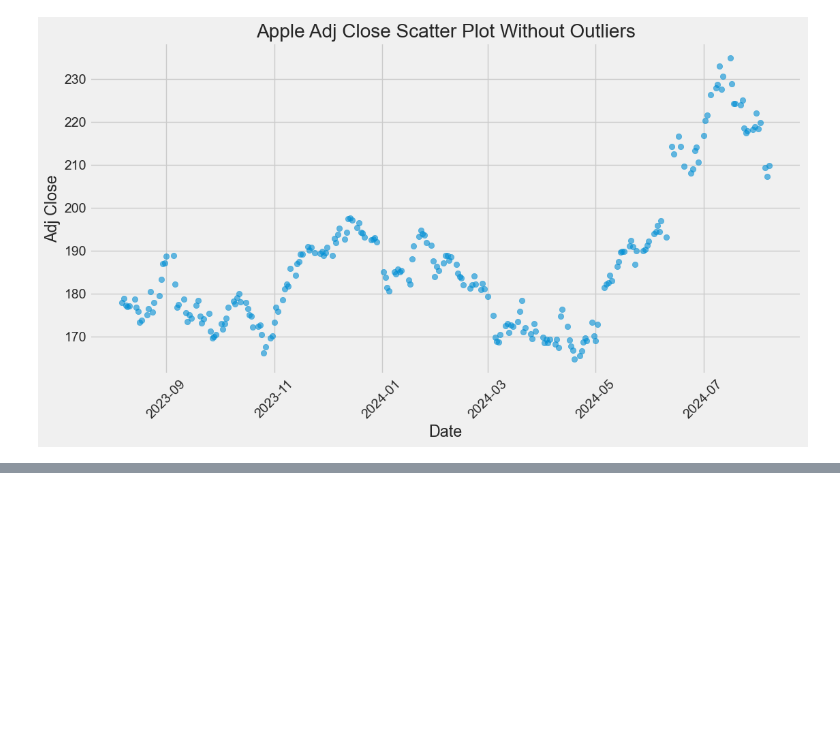
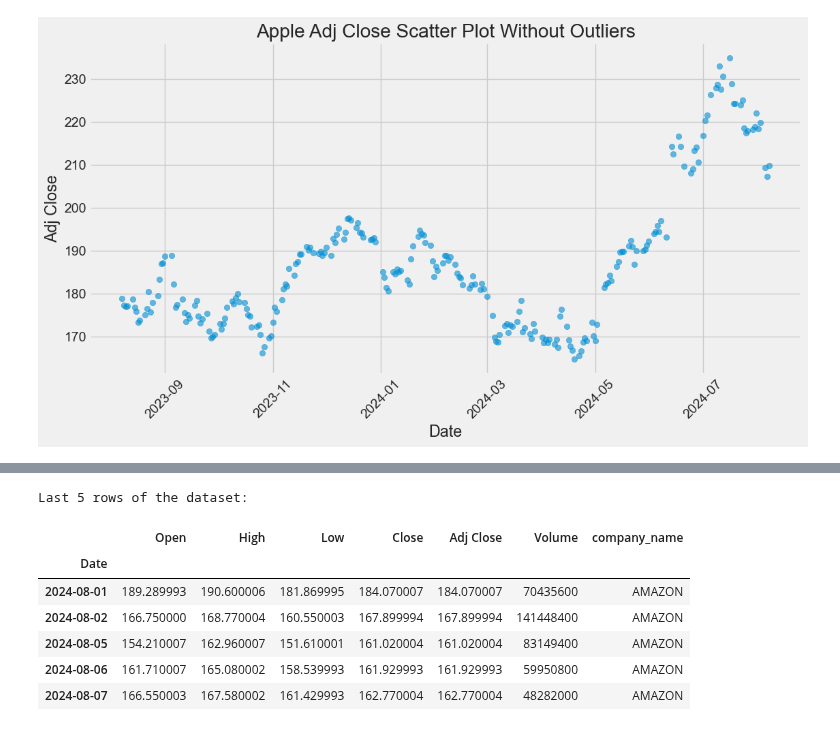
Before and after one commit to sonmarttt/StockAI, a Jupyter notebook: Stock.ipynb, the cells around one changed output, grey strips where cells are left out. Cells and saved outputs as stored; diff of their text form; code cells hidden in the pictures; blank space fills up the shorter version.

```diff
--- a/Stock.ipynb
+++ b/Stock.ipynb
@@ -251,0 +265,13 @@ for column in numerical_columns:
+# %%
+# Display the last few rows of the dataset to understand its structure
+print("Last 5 rows of the dataset:")
+df.tail()
+# %% [output]
+Last 5 rows of the dataset:
+|  | Open | High | Low | Close | Adj Close | Volume | company_name |
+| Date |  |  |  |  |  |  |  |
+| 2024-08-01 | 189.289993 | 190.600006 | 181.869995 | 184.070007 | 184.070007 | 70435600 | AMAZON |
+| 2024-08-02 | 166.750000 | 168.770004 | 160.550003 | 167.899994 | 167.899994 | 141448400 | AMAZON |
+| 2024-08-05 | 154.210007 | 162.960007 | 151.610001 | 161.020004 | 161.020004 | 83149400 | AMAZON |
+| 2024-08-06 | 161.710007 | 165.080002 | 158.539993 | 161.929993 | 161.929993 | 59950800 | AMAZON |
+| 2024-08-07 | 166.550003 | 167.580002 | 161.429993 | 162.770004 | 162.770004 | 48282000 | AMAZON |
```
Also changed, not shown: parts of 10 cells of this notebook.
